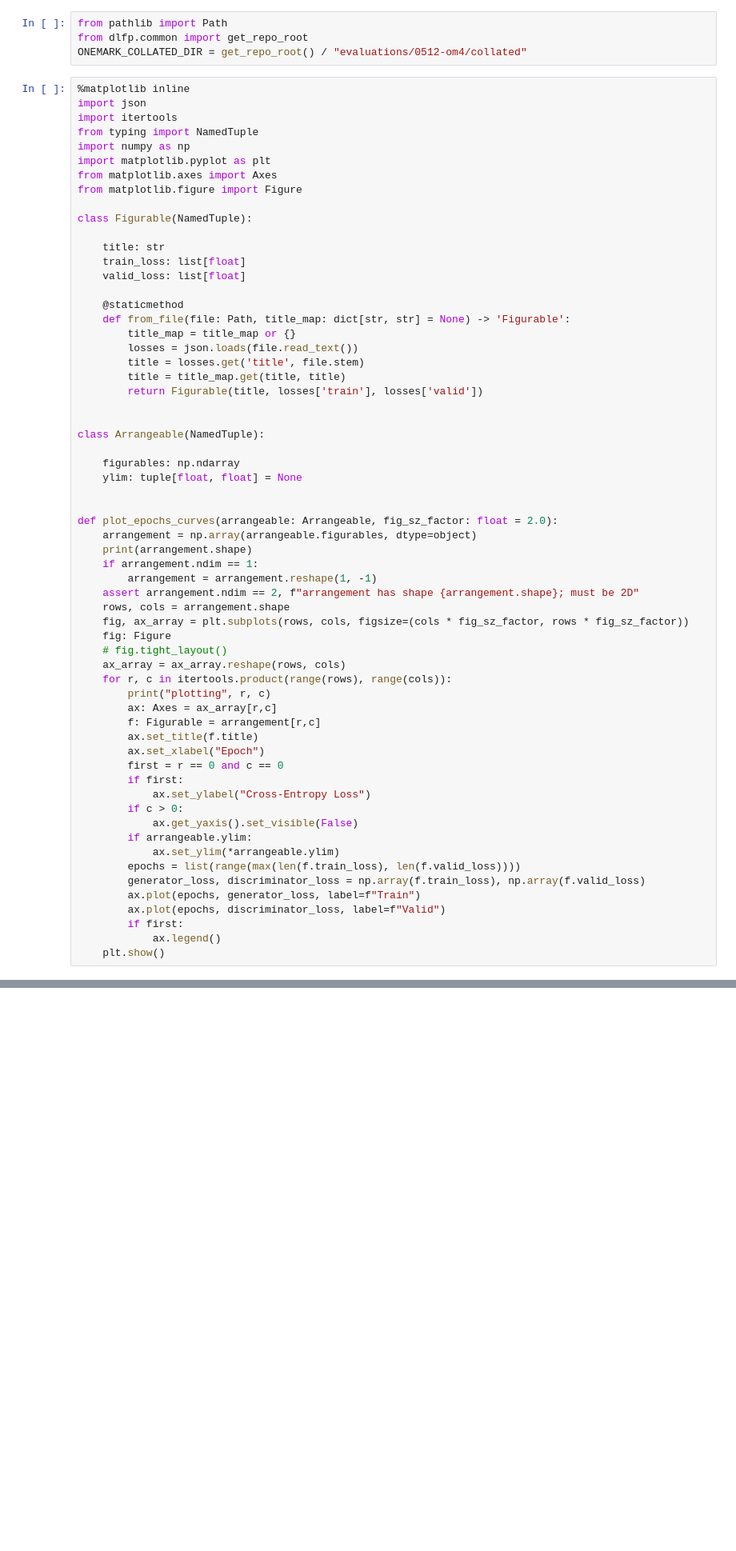
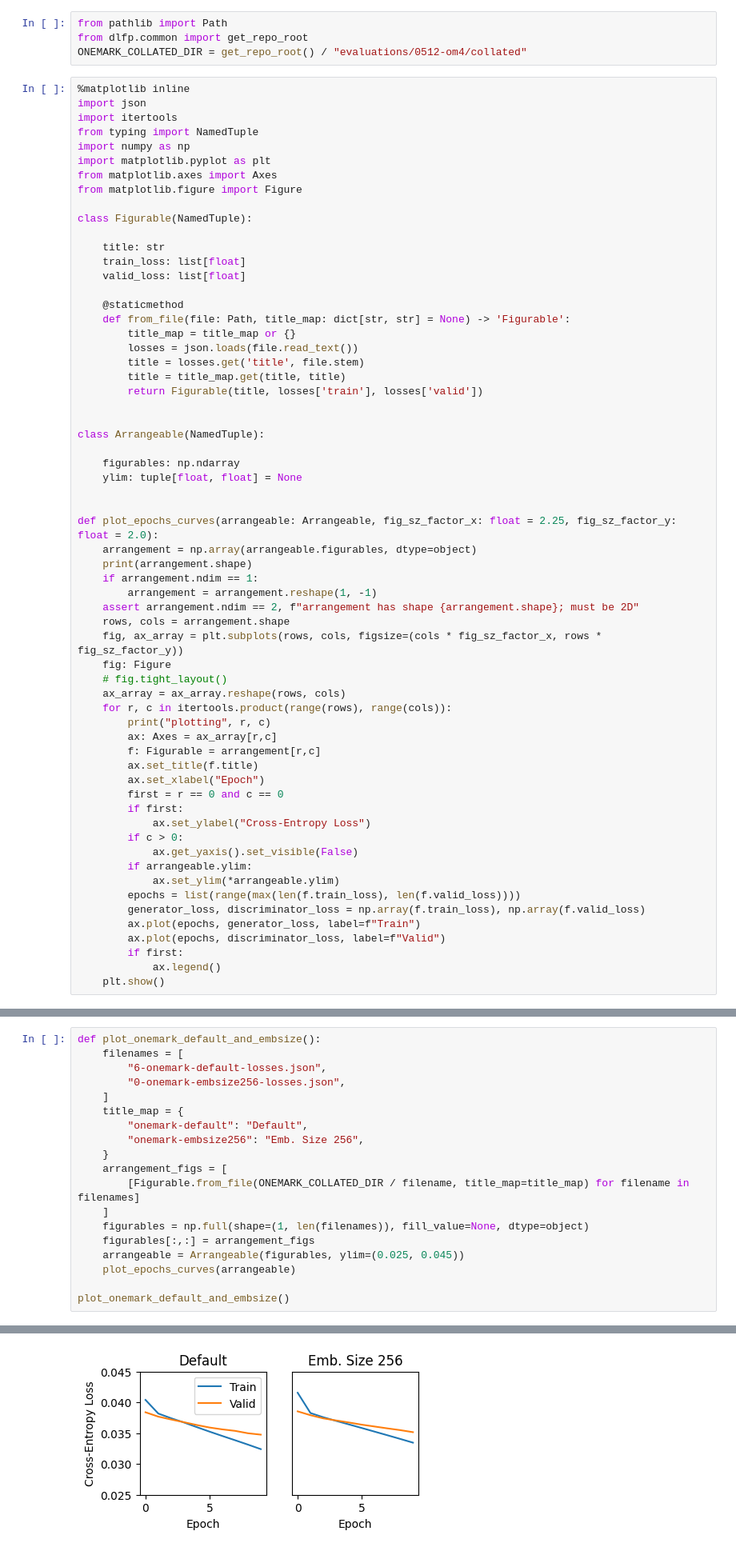
Before and after one commit to mike10004/csgy6953-fp1, a Jupyter notebook: dlfp/nb/figures.ipynb, the cells around one changed output, grey strips where cells are left out. Shown at 80% size. Cells and saved outputs as stored; diff of their text form; blank space fills up the shorter version.

Commit message:
add other loss figure onemark

```diff
--- a/dlfp/nb/figures.ipynb
+++ b/dlfp/nb/figures.ipynb
@@ -33,14 +33,14 @@ class Arrangeable(NamedTuple):
     ylim: tuple[float, float] = None
 
 
-def plot_epochs_curves(arrangeable: Arrangeable, fig_sz_factor: float = 2.0):
+def plot_epochs_curves(arrangeable: Arrangeable, fig_sz_factor_x: float = 2.25, fig_sz_factor_y: float = 2.0):
     arrangement = np.array(arrangeable.figurables, dtype=object)
     print(arrangement.shape)
     if arrangement.ndim == 1:
         arrangement = arrangement.reshape(1, -1)
     assert arrangement.ndim == 2, f"arrangement has shape {arrangement.shape}; must be 2D"
     rows, cols = arrangement.shape
-    fig, ax_array = plt.subplots(rows, cols, figsize=(cols * fig_sz_factor, rows * fig_sz_factor))
+    fig, ax_array = plt.subplots(rows, cols, figsize=(cols * fig_sz_factor_x, rows * fig_sz_factor_y))
     fig: Figure
     # fig.tight_layout()
     ax_array = ax_array.reshape(rows, cols)
@@ -89,0 +96,20 @@ plot_onemark_dropout()
+# %%
+def plot_onemark_default_and_embsize():
+    filenames = [
+        "6-onemark-default-losses.json",
+        "0-onemark-embsize256-losses.json",
+    ]
+    title_map = {
+        "onemark-default": "Default",
+        "onemark-embsize256": "Emb. Size 256",
+    }
+    arrangement_figs = [
+        [Figurable.from_file(ONEMARK_COLLATED_DIR / filename, title_map=title_map) for filename in filenames]
+    ]
+    figurables = np.full(shape=(1, len(filenames)), fill_value=None, dtype=object)
+    figurables[:,:] = arrangement_figs
+    arrangeable = Arrangeable(figurables, ylim=(0.025, 0.045))
+    plot_epochs_curves(arrangeable)
+
+plot_onemark_default_and_embsize()
+# %% [output]
@@ -89,0 +119 @@ plot_onemark_dropout()
+[figure, added]
```
Also changed, not shown: parts of 2 cells of this notebook, 4 other files.
